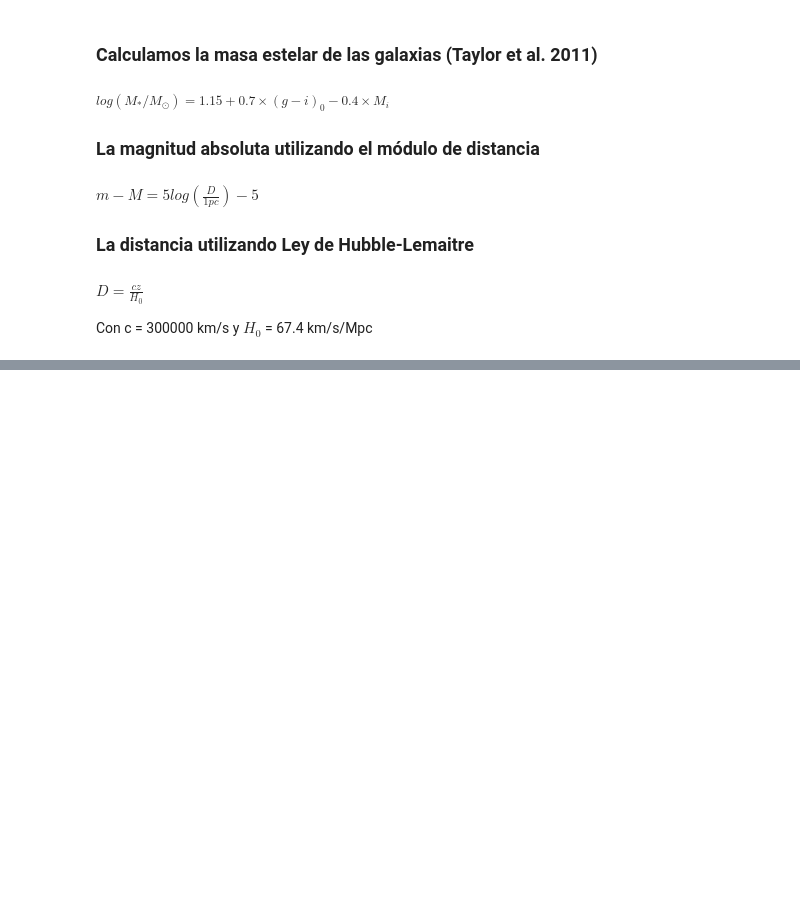
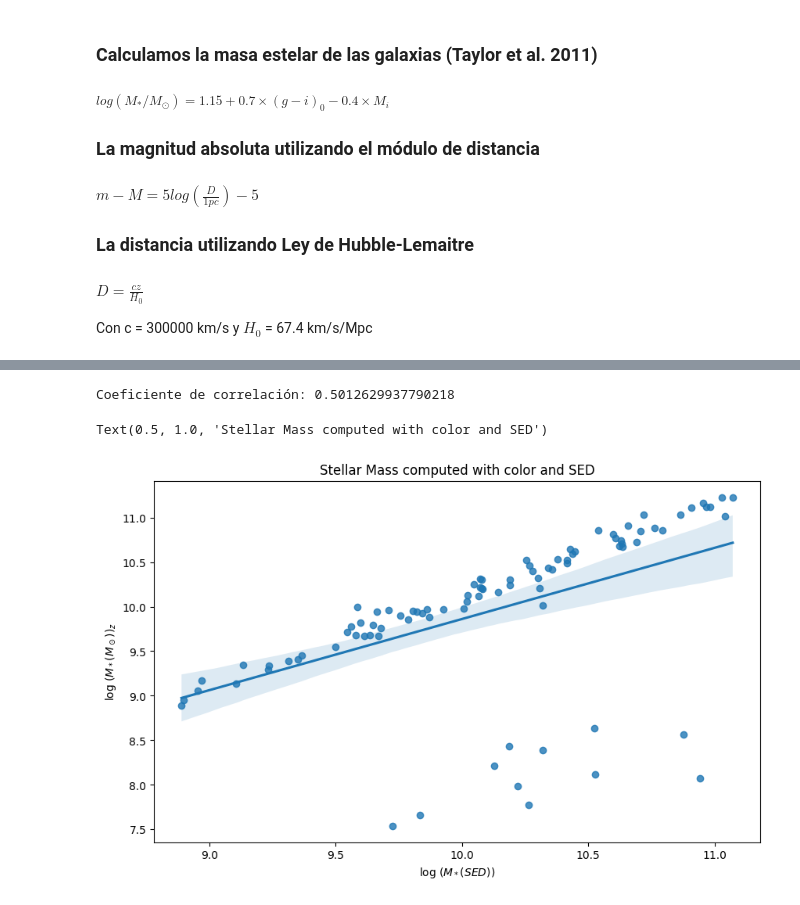
Before and after one commit to Siortiz/MorphoLS, a Jupyter notebook: Analysis/DECALS_plots.ipynb, the cells around one changed output, grey strips where cells are left out. Drawn from its saved outputs; the diff is of its cells as text; code cells hidden in the pictures; blank space fills up the shorter version.

```diff
--- a/Analysis/DECALS_plots.ipynb
+++ b/Analysis/DECALS_plots.ipynb
@@ -356,0 +411,43 @@ Table length=167
+# %%
+H_0 = 67.4 #km/s/Mpc
+c = 300000
+final_table_gwsl['Distance (Mpc)'] = (final_table_gwsl['zmemb_1']*c)/H_0
+
+final_table_gwsl['M_z'] = final_table_gwsl['mag_z_2'] - 5*np.log10(final_table_gwsl['Distance (Mpc)']*1000000) + 5
+final_table_gwsl['M_i'] = final_table_gwsl['mag_i_2'] - 5*np.log10(final_table_gwsl['Distance (Mpc)']*1000000) + 5
+final_table_gwsl['log(M_*)_i'] = (1.15 + 0.7*(final_table_gwsl['mag_g_2'] - final_table_gwsl['mag_i_2']) - 0.4*final_table_gwsl['M_i'])*u.M_sun
+final_table_gwsl['log(M_*)_z'] = (1.15 + 0.7*(final_table_gwsl['mag_g_2'] - final_table_gwsl['mag_z_2']) - 0.4*final_table_gwsl['M_z'])*u.M_sun
+# %%
+mass_sed = final_table_gwsl['log_M_stellar'][(final_table_gwsl['log_M_stellar'] > 0)]# & (final_table_gwsl['log(M_*)_z'] > 8.75)]
+mass_phot = final_table_gwsl['log(M_*)_z'][(final_table_gwsl['log_M_stellar'] > 0)]# & (final_table_gwsl['log(M_*)_z'] > 8.75)]
+# Verificar y limpiar los datos
+valid_indices = np.isfinite(mass_sed) & np.isfinite(mass_phot)
+mass_sed_clean = mass_sed[valid_indices]
+mass_phot_clean = mass_phot[valid_indices]
+
+# Calcular el coeficiente de correlación solo si hay datos válidos
+if len(mass_sed_clean) > 0 and len(mass_phot_clean) > 0:
+    correlation_coefficient = np.corrcoef(mass_sed_clean, mass_phot_clean)[0, 1]
+    print("Coeficiente de correlación:", correlation_coefficient)
+else:
+    print("No hay suficientes datos válidos para calcular el coeficiente de correlación.")
+
+# Configurar la figura y el tamaño
+plt.figure(figsize=(10, 6))
+
+# Graficar los datos de dispersión
+#plt.scatter(mass_sed_clean, mass_phot_clean, marker='.')
+
+# Graficar la regresión lineal
+sns.regplot(x=mass_sed_clean, y=mass_phot_clean)
+
+# Configurar etiquetas de los ejes y límites del eje x
+plt.xlabel('log ($M_*(SED$))')
+plt.ylabel('log ($M_*(M_\odot$))$_z$')
+plt.title('Stellar Mass computed with color and SED')
+# Mostrar el gráfico
+#plt.show()
+# %% [output]
+Coeficiente de correlación: 0.5012629937790218
+Text(0.5, 1.0, 'Stellar Mass computed with color and SED')
+[figure, added]
```
Also changed, not shown: parts of 10 cells of this notebook, 1 other file.
